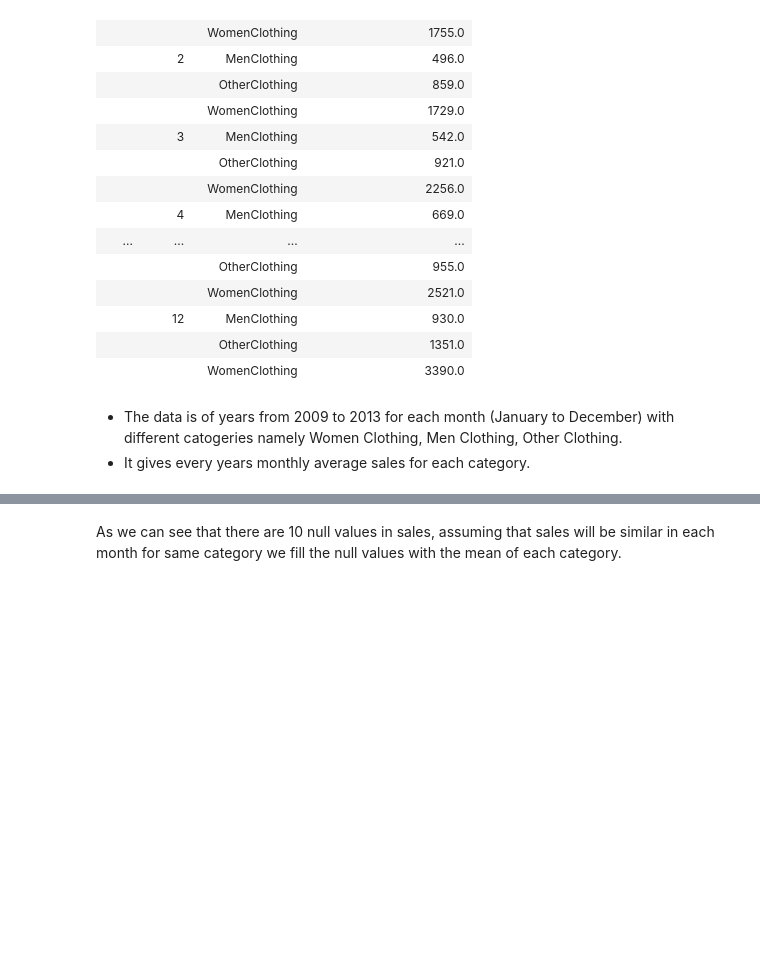
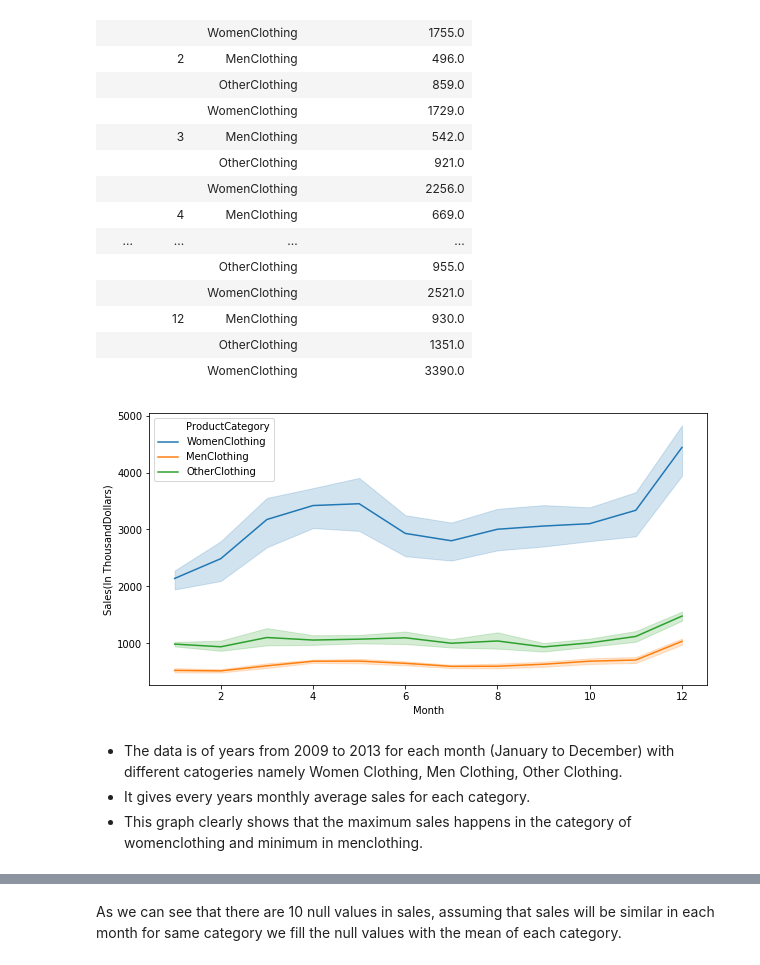
Before and after one commit to annkurillose/Walmart-Sales-Prediction, a Jupyter notebook: Walmart.ipynb, the cells around one changed output, grey strips where cells are left out. Saved outputs shown, nothing was run; the diff lists cells and outputs as text; code cells hidden in the pictures; blank space fills up the shorter version.

```diff
--- a/Walmart.ipynb
+++ b/Walmart.ipynb
@@ -70,9 +68,16 @@ train.groupby(['Year','Month','ProductCategory']).mean().iloc[0:36,:]
 |  | 12 | MenClothing | 930.0 |
 |  |  | OtherClothing | 1351.0 |
 |  |  | WomenClothing | 3390.0 |
+# %%
+plt.figure(figsize=(10,5))
+sns.lineplot(x='Month',y="Sales(In ThousandDollars)",hue='ProductCategory',data=train)
+plt.show()
+# %% [output]
+[figure, added]
 # %% [markdown]
 * The data is of years from 2009 to 2013 for each month (January to December) with different catogeries namely Women Clothing, Men Clothing, Other Clothing.
 * It gives every years monthly average sales for each category.
+* This graph clearly shows that the maximum sales happens in the category of womenclothing and minimum in menclothing.
 # %%
 # Checking for null values
 train.isnull().sum()
```
Also changed, not shown: parts of 8 cells of this notebook.
